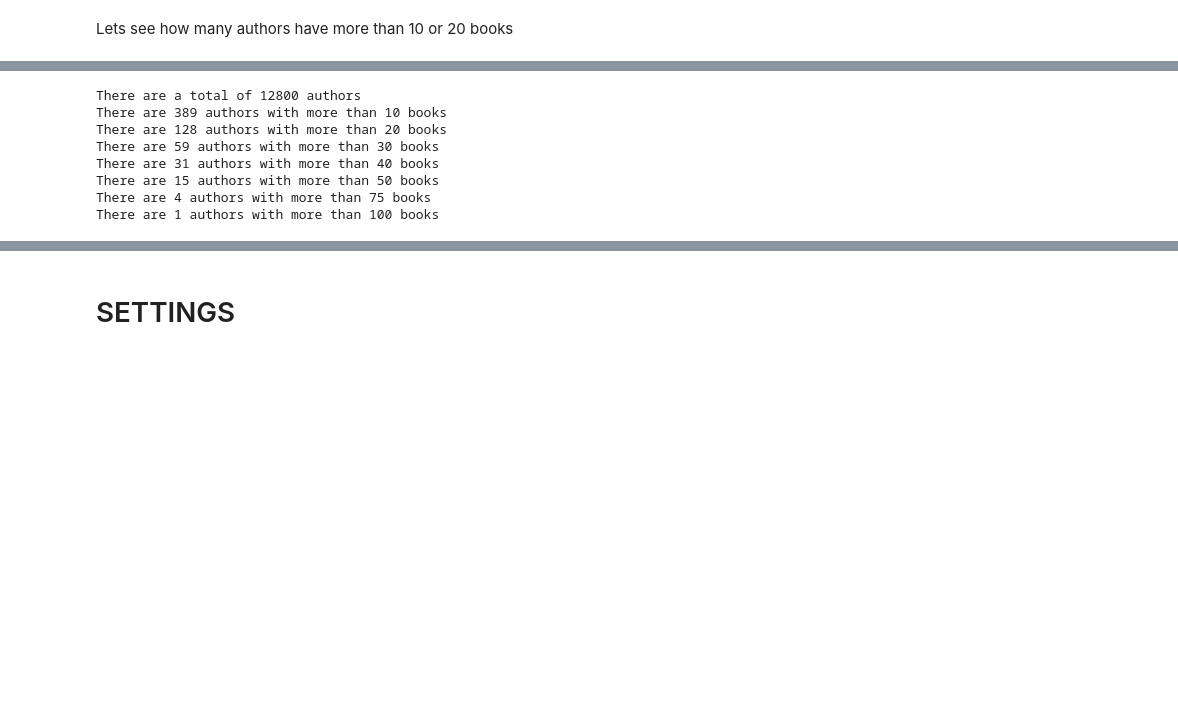
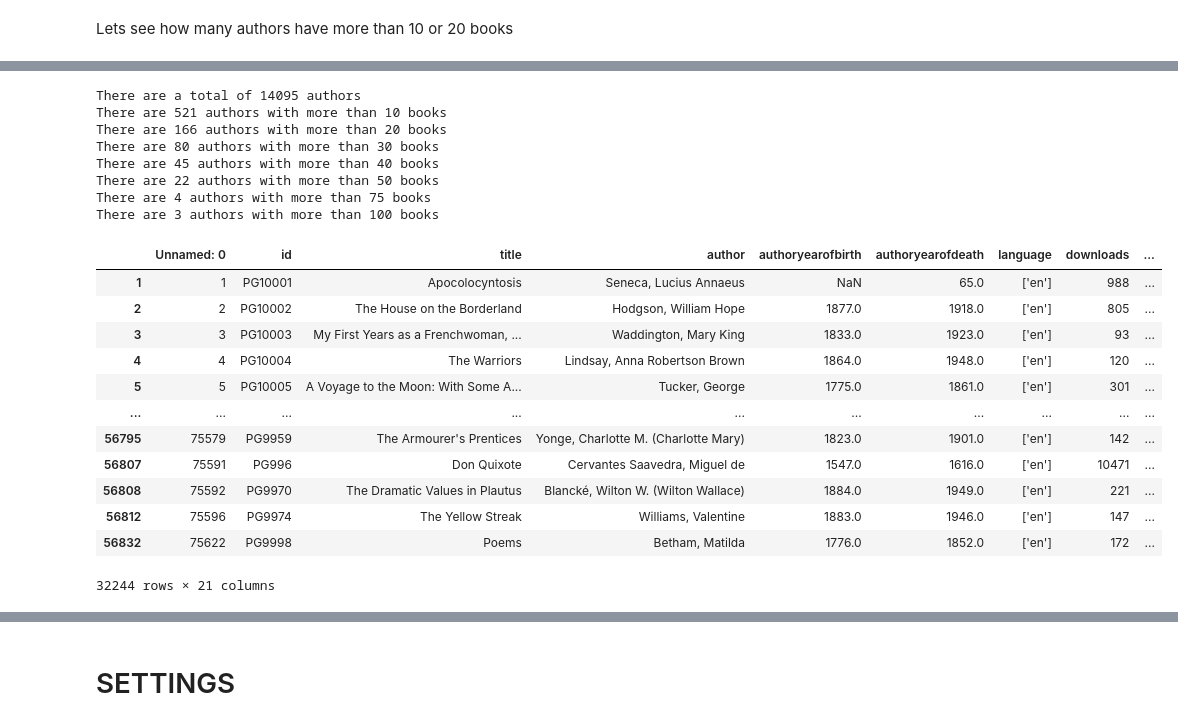
Before and after one commit to xHunterW/gutenberg_corpus_analysis, a Jupyter notebook: dataset_creator.ipynb, the cells around one changed output, grey strips where cells are left out. Drawn from its saved outputs; the diff is of its cells as text; code cells hidden in the pictures; blank space fills up the shorter version.

```diff
--- a/dataset_creator.ipynb
+++ b/dataset_creator.ipynb
@@ -248,5 +248,10 @@ df.shape
+# %%
+outfile = 'merged_with_missing_books_and_counts.csv'
+df.to_csv(outfile)
 # %% [markdown]
 # Drop Missing Books
+# %%
+df = pd.read_csv(outfile)
 # %%
 # Drop rows with NaN values in the line_count column
 df.dropna(subset=['line_count'], inplace=True)
@@ -306,13 +340,13 @@ Name: count, Length: 12800, dtype: int64
 # %%
 print(f'There are a total of {len(vc)} authors')
 for book_count in [10, 20, 30, 40, 50, 75, 100]:
-    print(f'There are {len(vc[vc > book_count])} authors with more than {book_count} books')
+    print(f'There are {len(vc[vc >= book_count])} authors with more than {book_count} books')
 # %% [output]
-There are a total of 12800 authors
-There are 389 authors with more than 10 books
-There are 128 authors with more than 20 books
-There are 59 authors with more than 30 books
-There are 31 authors with more than 40 books
-There are 15 authors with more than 50 books
+There are a total of 14095 authors
+There are 521 authors with more than 10 books
+There are 166 authors with more than 20 books
+There are 80 authors with more than 30 books
+There are 45 authors with more than 40 books
+There are 22 authors with more than 50 books
 There are 4 authors with more than 75 books
-There are 1 authors with more than 100 books
+There are 3 authors with more than 100 books
@@ -318,0 +365,16 @@ There are 1 authors with more than 100 books
+# %%
+df
+# %% [output]
+|  | Unnamed: 0 | id | title | author | authoryearofbirth | authoryearofdeath | language | downloads | ... |
+| 1 | 1 | PG10001 | Apocolocyntosis | Seneca, Lucius Annaeus | NaN | 65.0 | ['en'] | 988 | ... |
+| 2 | 2 | PG10002 | The House on the Borderland | Hodgson, William Hope | 1877.0 | 1918.0 | ['en'] | 805 | ... |
+| 3 | 3 | PG10003 | My First Years as a Frenchwoman, ... | Waddington, Mary King | 1833.0 | 1923.0 | ['en'] | 93 | ... |
+| 4 | 4 | PG10004 | The Warriors | Lindsay, Anna Robertson Brown | 1864.0 | 1948.0 | ['en'] | 120 | ... |
+| 5 | 5 | PG10005 | A Voyage to the Moon: With Some A... | Tucker, George | 1775.0 | 1861.0 | ['en'] | 301 | ... |
+| ... | ... | ... | ... | ... | ... | ... | ... | ... | ... |
+| 56795 | 75579 | PG9959 | The Armourer's Prentices | Yonge, Charlotte M. (Charlotte Mary) | 1823.0 | 1901.0 | ['en'] | 142 | ... |
+| 56807 | 75591 | PG996 | Don Quixote | Cervantes Saavedra, Miguel de | 1547.0 | 1616.0 | ['en'] | 10471 | ... |
+| 56808 | 75592 | PG9970 | The Dramatic Values in Plautus | Blancké, Wilton W. (Wilton Wallace) | 1884.0 | 1949.0 | ['en'] | 221 | ... |
+| 56812 | 75596 | PG9974 | The Yellow Streak | Williams, Valentine | 1883.0 | 1946.0 | ['en'] | 147 | ... |
+| 56832 | 75622 | PG9998 | Poems | Betham, Matilda | 1776.0 | 1852.0 | ['en'] | 172 | ... |
+32244 rows × 21 columns
```
Also changed, not shown: parts of 33 cells of this notebook.
